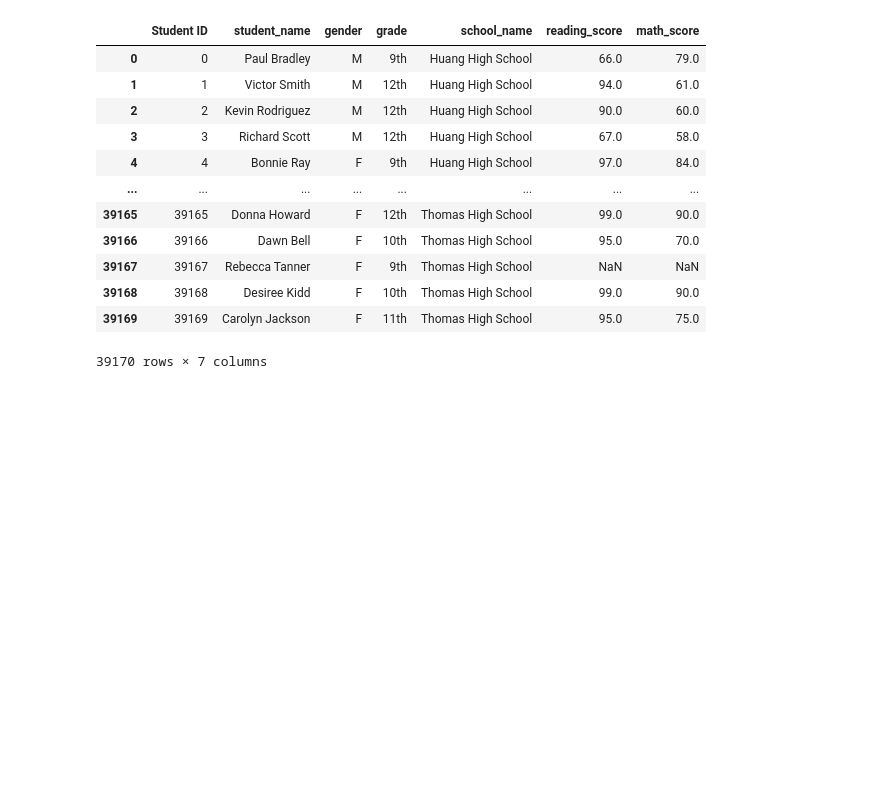
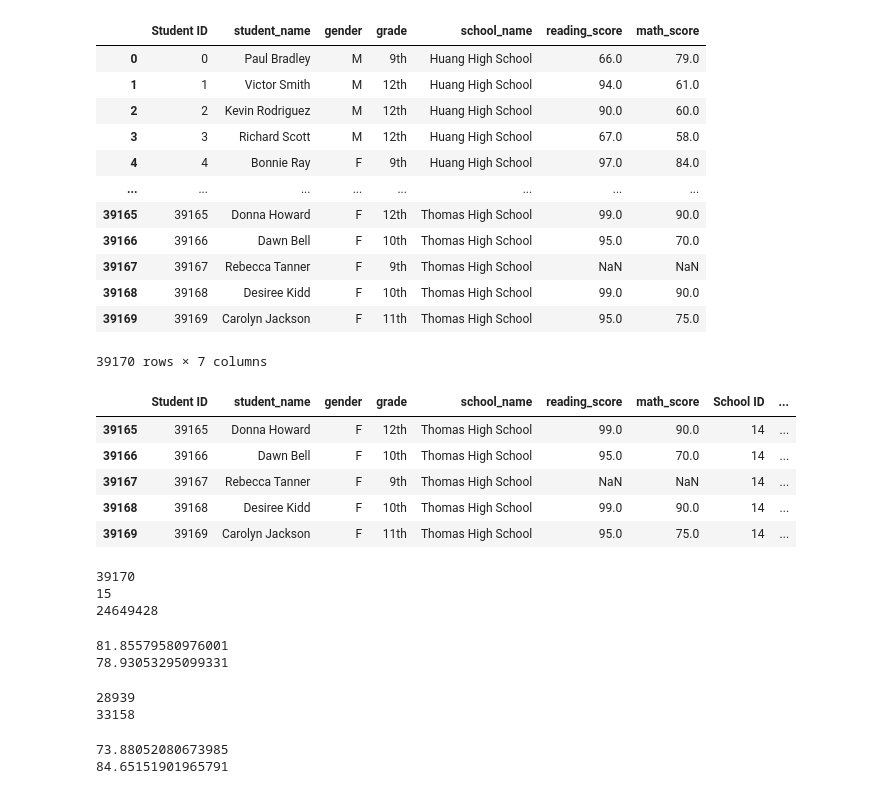
Before and after one commit to hkyopreston/School_District_Analysis, a Jupyter notebook: PyCitySchools_Challenge.ipynb, the cells around one changed output. Cells and saved outputs as stored; diff of their text form; code cells hidden in the pictures; blank space fills up the shorter version.

```diff
--- a/PyCitySchools_Challenge.ipynb
+++ b/PyCitySchools_Challenge.ipynb
@@ -508,5 +221,0 @@ district_summary_df
-# %%
-# Determine the school type.
-
-per_school_types = school_data_df.set_index(["school_name"])["type"]
-per_school_types
@@ -576,5 +221,0 @@ Name: size, dtype: int64
-# %%
-# Calculate the total student count.
-
-per_school_counts = school_data_df.set_index(["school_name"])["size"]
-per_school_counts
@@ -621,5 +221,0 @@ Name: school_name, dtype: int64
-# %%
-# Calculate the total school budget.
-
-per_school_budget = school_data_df.set_index(["school_name"])["budget"]
-per_school_budget
@@ -666,5 +221,0 @@ dtype: float64
-# %%
-# Calculate the math scores.
-
-student_school_math = student_data_df.set_index(["school_name"])["math_score"]
-student_school_math.head(10)
@@ -1525,3 +277,15 @@ student_data_df
 | 39168 | 39168 | Desiree Kidd | F | 10th | Thomas High School | 99.0 | 90.0 |
 | 39169 | 39169 | Carolyn Jackson | F | 11th | Thomas High School | 95.0 | 75.0 |
 39170 rows × 7 columns
+# %%
+# Merge the clean student data with the school dataset
+
+school_data_complete_df = pd.merge(student_data_df, school_data_df, on=["school_name", "school_name"])
+school_data_complete_df.tail()
+# %% [output]
+|  | Student ID | student_name | gender | grade | school_name | reading_score | math_score | School ID | ... |
+| 39165 | 39165 | Donna Howard | F | 12th | Thomas High School | 99.0 | 90.0 | 14 | ... |
+| 39166 | 39166 | Dawn Bell | F | 10th | Thomas High School | 95.0 | 70.0 | 14 | ... |
+| 39167 | 39167 | Rebecca Tanner | F | 9th | Thomas High School | NaN | NaN | 14 | ... |
+| 39168 | 39168 | Desiree Kidd | F | 10th | Thomas High School | 99.0 | 90.0 | 14 | ... |
+| 39169 | 39169 | Carolyn Jackson | F | 11th | Thomas High School | 95.0 | 75.0 | 14 | ... |
@@ -1527,0 +294,26 @@ student_data_df
+# %%
+# Calculate total # of students, total # of schools, total budget
+
+student_count = school_data_complete_df["Student ID"].count()
+print(student_count)
+
+school_count = school_data_df["school_name"].count()
+print(school_count)
+
+total_budget = school_data_df["budget"].sum()
+print(total_budget)
+# %% [output]
+39170
+15
+24649428
+# %%
+# Calculate Average Reading and Math scores
+
+average_reading_score = school_data_complete_df["reading_score"].mean()
+print(average_reading_score)
+
+average_math_score = school_data_complete_df["math_score"].mean()
+print(average_math_score)
+# %% [output]
+81.85579580976001
+78.93053295099331
@@ -1527,0 +332,22 @@ student_data_df
+# %%
+# Calculate the number of students passing math and reading
+
+passing_math_count = passing_math["student_name"].count()
+print(passing_math_count)
+
+passing_reading_count = passing_reading["student_name"].count()
+print(passing_reading_count)
+# %% [output]
+28939
+33158
+# %%
+# Calculate the percentage of students who passed math or reading
+
+passing_math_percentage = passing_math_count / float(student_count) * 100
+print(passing_math_percentage)
+
+passing_reading_percentage = passing_reading_count / float(student_count) * 100
+print(passing_reading_percentage)
+# %% [output]
+73.88052080673985
+84.65151901965791
```
Also changed, not shown: parts of 96 cells of this notebook.
